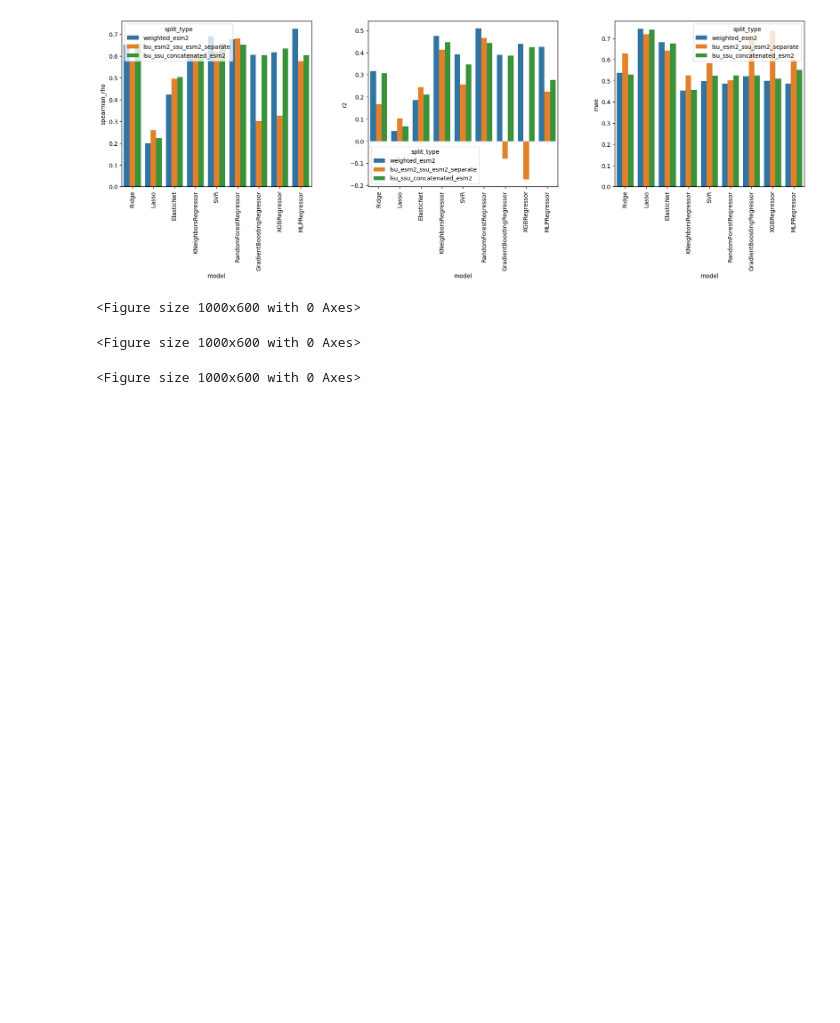
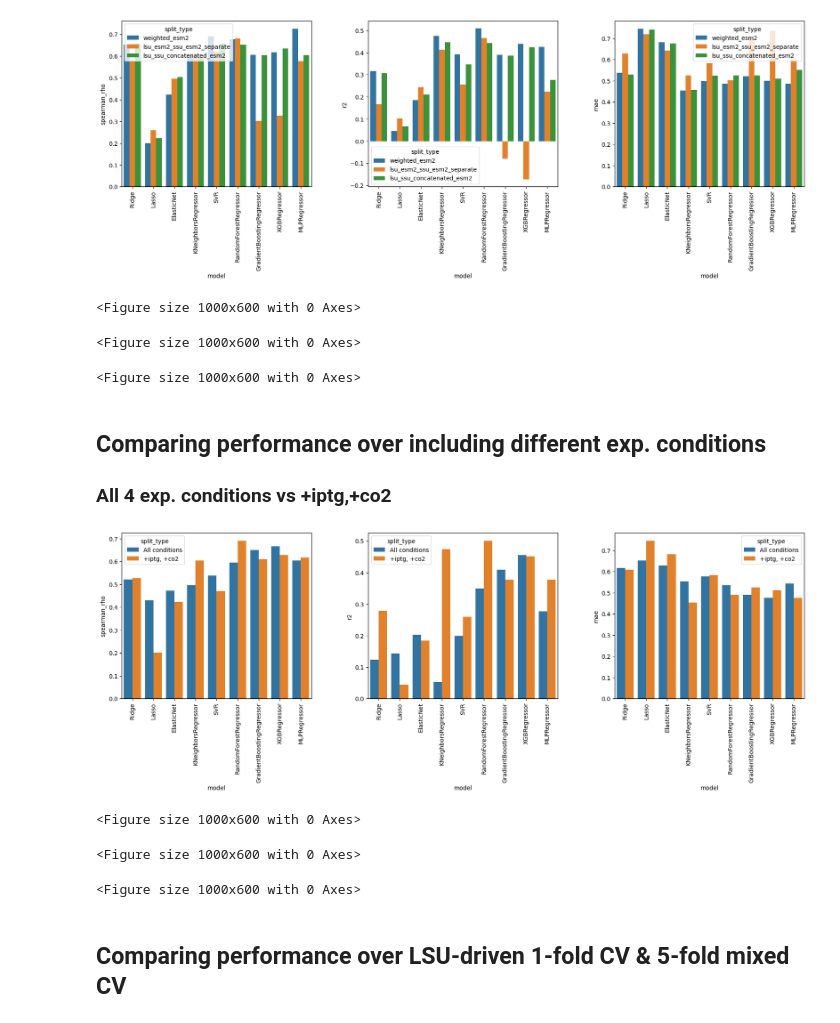
Before and after one commit to kaustubh-amritkar/rubisco_regression_classification, a Jupyter notebook: scripts/comparing_different_model_performance_metrics.ipynb, the cells around one changed output. Saved outputs shown, nothing was run; the diff lists cells and outputs as text; code cells hidden in the pictures; blank space fills up the shorter version.

Commit message:
Comparing the regression performance metrics for different LSU-SSU concatenations, exp. conditions, 5-fold mixed CV & LSU-driven fixed Validation set

```diff
--- a/scripts/comparing_different_model_performance_metrics.ipynb
+++ b/scripts/comparing_different_model_performance_metrics.ipynb
@@ -114,3 +114,38 @@ plt.show()
 <Figure size 1000x600 with 0 Axes>
 <Figure size 1000x600 with 0 Axes>
 <Figure size 1000x600 with 0 Axes>
+# %% [markdown]
+## Comparing performance over including different exp. conditions
+### All 4 exp. conditions vs +iptg,+co2
+# %%
+all_exp_conditions_weighted_esm2_cobined_split_performance_df = pd.read_csv("/home/kaustubh/RuBisCO_ML/regressor_models/data/regressor_output/normalized_wrt_ind_ancs_exp_conditions/LSU_separated_CV/weighted_ESM-2_all_log_data_split/performance_metrics.csv")
+all_exp_conditions_weighted_esm2_cobined_split_performance_df['split_type'] = "All conditions"
+
+iptg_co2_exp_conditions_weighted_esm2_cobined_split_performance_df = pd.read_csv("/home/kaustubh/RuBisCO_ML/regressor_models/data/regressor_output/normalized_wrt_ind_ancs/LSU_separated_1_CV/ESM-2_log_all_data_split/performance_metrics.csv")
+iptg_co2_exp_conditions_weighted_esm2_cobined_split_performance_df['split_type'] = "+iptg, +co2"
+
+# iptg_co2_exp_conditions_weighted_esm2_cobined_split_mixed_5fold_performance_df = pd.read_csv("/home/kaustubh/RuBisCO_ML/regressor_models/data/regressor_output/normalized_wrt_ind_ancs/ESM-2_log_all_data_split/performance_metrics.csv")
+# iptg_co2_exp_conditions_weighted_esm2_cobined_split_mixed_5fold_performance_df['split_type'] = "+iptg, +co2, 5fold-mixed"
+
+exp_condition_variation_weighted_esm2_performance_df = pd.concat([all_exp_conditions_weighted_esm2_cobined_split_performance_df, iptg_co2_exp_conditions_weighted_esm2_cobined_split_performance_df], ignore_index=True)
+# %%
+fig, ax = plt.subplots(1,3,figsize=(21, 5))
+plt.subplots_adjust(top=0.9, hspace=0.3, wspace=0.3)
+
+performance_metrics = ["spearman_rho", "r2", "mae"]
+ax_list = [ax[0],ax[1],ax[2]]
+for i, metric in enumerate(performance_metrics):
+    plt.figure(figsize=(10, 6))
+    df = exp_condition_variation_weighted_esm2_performance_df[["model", metric, "split_type"]]
+    sns.barplot(x='model', y=metric, hue='split_type', data=df, ax=ax_list[i])
+    ax_list[i].set_xticklabels(ax_list[i].get_xticklabels(), rotation=90)
+
+plt.tight_layout()
+plt.show()
+# %% [output]
+[figure, added]
+<Figure size 1000x600 with 0 Axes>
+<Figure size 1000x600 with 0 Axes>
+<Figure size 1000x600 with 0 Axes>
+# %% [markdown]
+## Comparing performance over LSU-driven 1-fold CV & 5-fold mixed CV
```
Also changed, not shown: parts of 2 cells of this notebook, 2 other files.
